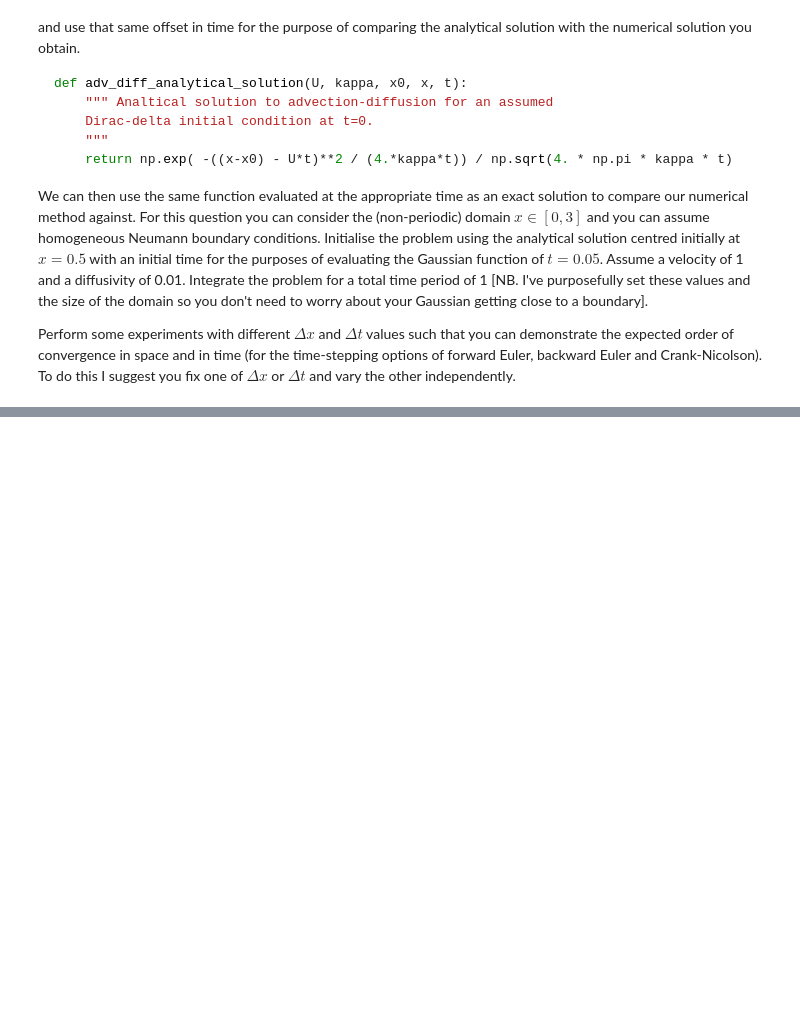
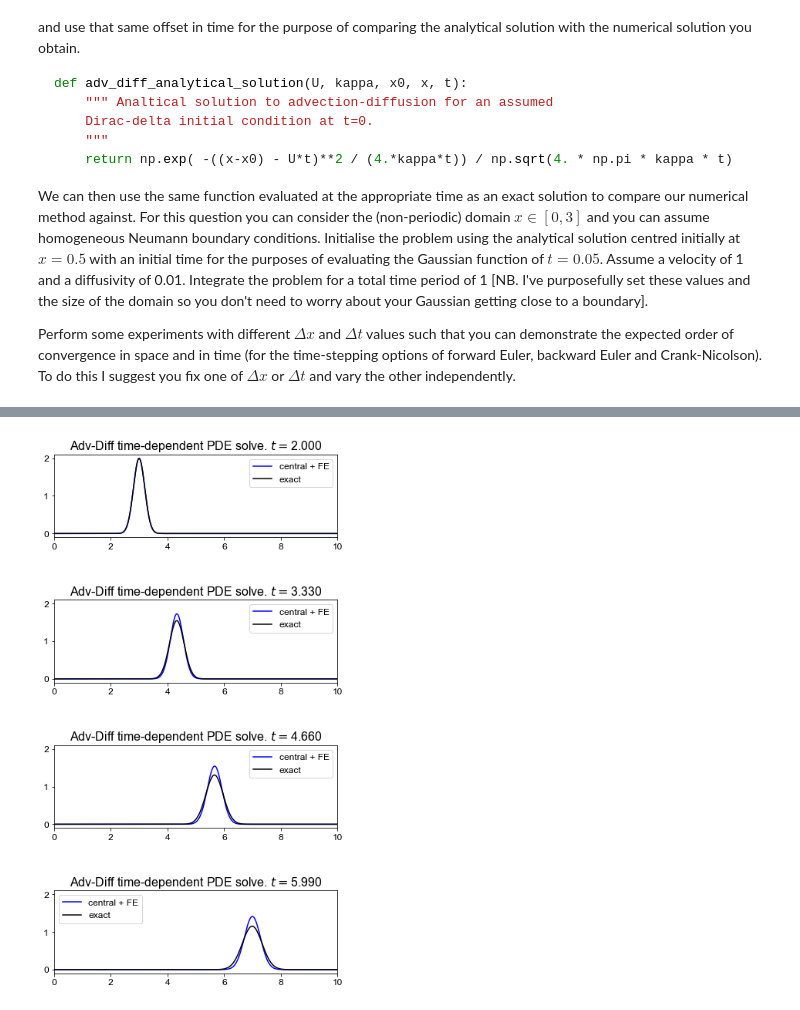
Before and after one commit to yxyyxy93/127_pythonFEM, a Jupyter notebook: ACSE-3-2019-20-Coursework.ipynb, the cells around one changed output, grey strips where cells are left out. Drawn from its saved outputs; the diff is of its cells as text; code cells hidden in the pictures; blank space fills up the shorter version.

```diff
--- a/ACSE-3-2019-20-Coursework.ipynb
+++ b/ACSE-3-2019-20-Coursework.ipynb
@@ -725,0 +721,83 @@ Perform some experiments with different $\Delta x$ and $\Delta t$ values such th
+# %%
+def adv_diff_analytical_solution(U, kappa, x0, x, t):
+    """ Analtical solution to advection-diffusion for an assumed
+    Dirac-delta initial condition at t=0.
+    """
+    return np.exp( -((x-x0) - U*t)**2 / (4.*kappa*t)) / np.sqrt(4. * np.pi * kappa * t)
+# %%
+U = 1
+kappa = 1./100.
+N = 500
+L = 10.
+dx = L / N
+dt = 0.01
+t_start = 2.
+t_end = t_start + 4.
+x0 = 1.0
+
+def adv_central_periodic(N):
+    # advection - periodic
+    Dx = 0.5*np.eye(N, k=1) - 0.5*np.eye(N, k=-1)
+    # Add in the wrapped values due to periodicity
+    Dx[0, -1] = -0.5
+    Dx[-1, 0] = 0.5
+    return Dx
+
+def diff_central_periodic(N):
+    # diffusion - periodic
+    Dxx = np.eye(N, k=1) - 2*np.eye(N) + np.eye(N, k=-1)
+    # Add in the wrapped values due to periodicity
+    Dxx[0, -1] = 1
+    Dxx[-1, 0] = 1
+    return Dxx
+
+def solve_adv_diff_Gaussian3(N, dt, t_start, t_end, U, kappa):
+    """ Solve the advection-diffusion problem on a periodic domain
+    with a hard coded Gaussian-shaped initial condition.
+
+    Returns:
+    C - the solution at all time levels.
+    x - the spatial mesh.
+    t - the time levels.
+    """
+    # define spatial mesh
+    dx = L / N
+    x = np.linspace(0, L, N)
+
+    # create discretisation matrix
+    Dx = adv_central_periodic(N)
+    Dxx = diff_central_periodic(N)
+    A = -(U / dx) * Dx + (kappa / dx**2) * Dxx
+
+    t = np.arange(t_start, t_end, dt)
+
+    C = np.empty((len(x), len(t)))
+
+    # define an initial condition
+    C[:,0] = adv_diff_analytical_solution(U, kappa, x0, x, t_start)
+
+    I = np.eye(len(x))
+    for n in range(len(t)-1):
+        C[:,n+1] = (I + A * dt) @ C[:,n]
+    return C, x, t
+
+# and compute and print some key non-dimensional parameters
+print('CFL:  {0:.5f}'.format(U*dt/dx))
+print('Pe_c: {0:.5f}'.format(U*dx/kappa))
+print('r:    {0:.5f}'.format(kappa*dt/(dx**2)))
+
+# set up figure
+fig, axs = plt.subplots(4, 1, figsize=(6, 10))
+axs = axs.reshape(-1)
+fig.tight_layout(w_pad=4, h_pad=5)
+
+C, x, t = solve_adv_diff_Gaussian3(N, dt, t_start, t_end, U, kappa)
+xf = np.linspace(0, L, 1000)
+for i, n in enumerate(np.linspace(0, C.shape[1]-1, 4, dtype=int)):
+    axs[i].plot(x, C[:,n], 'b-', label='central + FE')
+    axs[i].plot(xf, adv_diff_analytical_solution(U, kappa, x0, xf, t[n]), 'k-', label='exact')
+    axs[i].legend(loc='best')
+    axs[i].set_xlim(0.0, 10.0)
+    axs[i].set_ylim(-0.1, 2.1)
+    axs[i].set_title('Adv-Diff time-dependent PDE solve. $t=${0:.3f}'.format(t[n]), fontsize=16)
+# %% [output]
@@ -725,0 +807 @@ Perform some experiments with different $\Delta x$ and $\Delta t$ values such th
+[figure, added]
```
Also changed, not shown: parts of 14 cells of this notebook.
